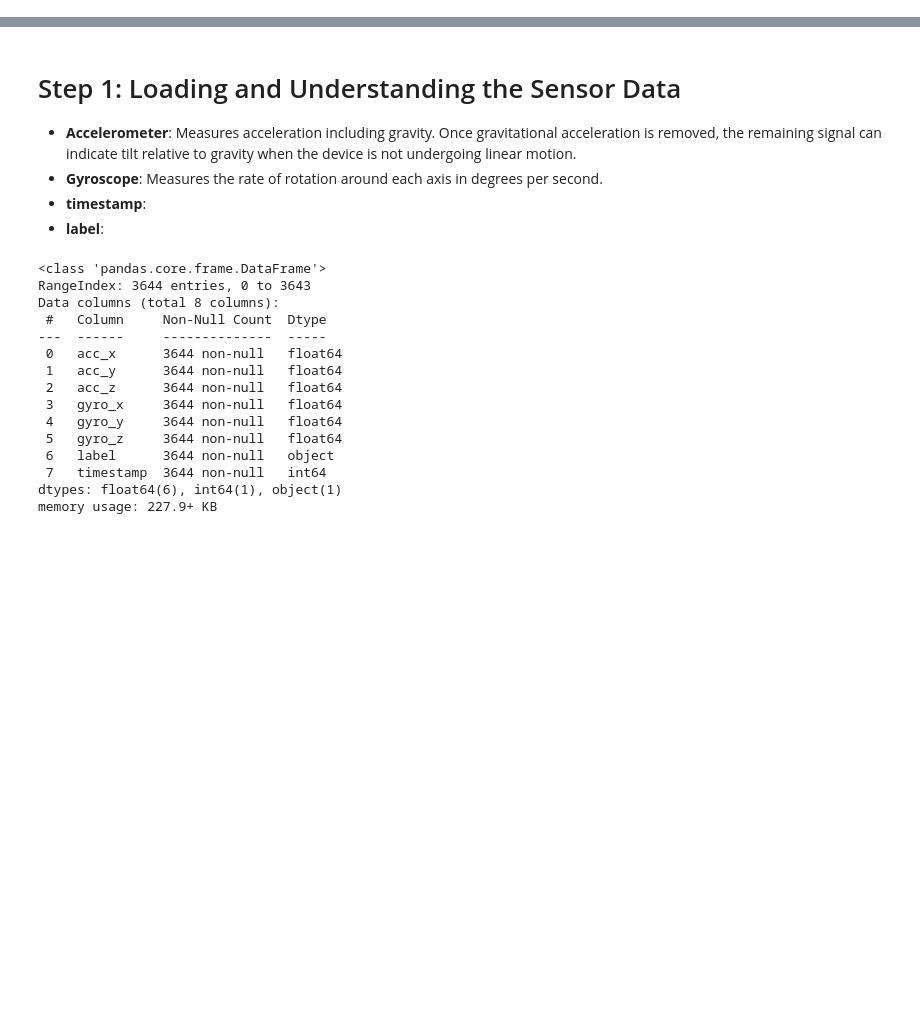
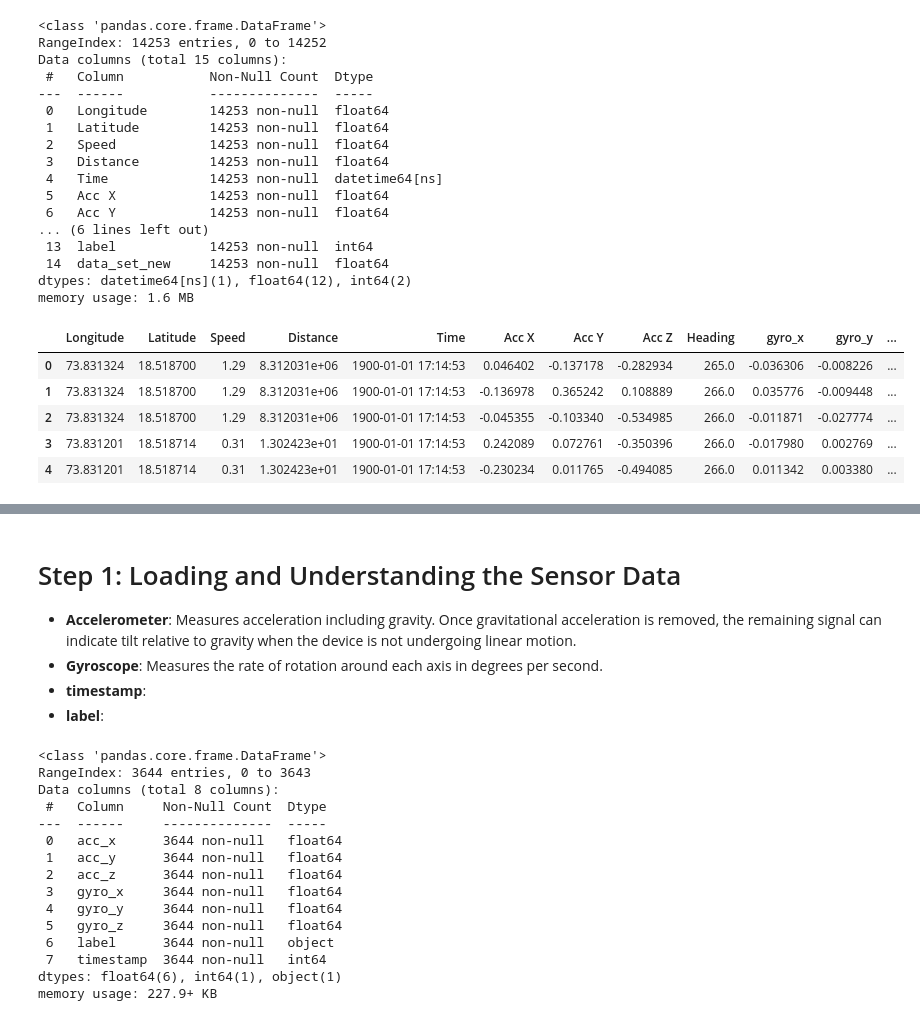
Before and after one commit to AvivGelfand/DSP-Course, a Jupyter notebook: Drivers_Behavior_Detection_with_Smartphone_Signal_processing.ipynb, the cells around one changed output, grey strips where cells are left out. Drawn from its saved outputs; the diff is of its cells as text; code cells hidden in the pictures; blank space fills up the shorter version.

```diff
--- a/Drivers_Behavior_Detection_with_Smartphone_Signal_processing.ipynb
+++ b/Drivers_Behavior_Detection_with_Smartphone_Signal_processing.ipynb
@@ -4,0 +79,38 @@
+# %%
+# prompt: merge left df_combined and df3 on  matching 'Acc X', 'Acc Y', 'Acc Z', 'gyro_x', 'gyro_y' ,'gyro_z'
+merged_df = pd.merge(left=df_combined, right=df3, on=['Acc X', 'Acc Y', 'Acc Z', 'gyro_x', 'gyro_y', 'gyro_z'], how='left',
+                     suffixes=('_origin', '_new'))
+# prompt: using merged_df compare stats between label values 0, 1, and null
+merged_df.fillna(2, inplace=True)
+
+# change label to int type
+merged_df['label'] = merged_df['label'].astype(int)
+merged_df['Time'] = pd.to_datetime(merged_df['Time'], format='%H-%M-%S', errors='coerce')
+# merged_df.to_csv('Nazirkar_full.csv',index=False)
+
+merged_df.info()
+merged_df.head()
+# %% [output]
+<class 'pandas.core.frame.DataFrame'>
+RangeIndex: 14253 entries, 0 to 14252
+Data columns (total 15 columns):
+ #   Column           Non-Null Count  Dtype
+---  ------           --------------  -----
+ 0   Longitude        14253 non-null  float64
+ 1   Latitude         14253 non-null  float64
+ 2   Speed            14253 non-null  float64
+ 3   Distance         14253 non-null  float64
+ 4   Time             14253 non-null  datetime64[ns]
+ 5   Acc X            14253 non-null  float64
+ 6   Acc Y            14253 non-null  float64
+... (6 lines left out)
+ 13  label            14253 non-null  int64
+ 14  data_set_new     14253 non-null  float64
+dtypes: datetime64[ns](1), float64(12), int64(2)
+memory usage: 1.6 MB
+|  | Longitude | Latitude | Speed | Distance | Time | Acc X | Acc Y | Acc Z | Heading | gyro_x | gyro_y | ... |
+| 0 | 73.831324 | 18.518700 | 1.29 | 8.312031e+06 | 1900-01-01 17:14:53 | 0.046402 | -0.137178 | -0.282934 | 265.0 | -0.036306 | -0.008226 | ... |
+| 1 | 73.831324 | 18.518700 | 1.29 | 8.312031e+06 | 1900-01-01 17:14:53 | -0.136978 | 0.365242 | 0.108889 | 266.0 | 0.035776 | -0.009448 | ... |
+| 2 | 73.831324 | 18.518700 | 1.29 | 8.312031e+06 | 1900-01-01 17:14:53 | -0.045355 | -0.103340 | -0.534985 | 266.0 | -0.011871 | -0.027774 | ... |
+| 3 | 73.831201 | 18.518714 | 0.31 | 1.302423e+01 | 1900-01-01 17:14:53 | 0.242089 | 0.072761 | -0.350396 | 266.0 | -0.017980 | 0.002769 | ... |
+| 4 | 73.831201 | 18.518714 | 0.31 | 1.302423e+01 | 1900-01-01 17:14:53 | -0.230234 | 0.011765 | -0.494085 | 266.0 | 0.011342 | 0.003380 | ... |
```
Also changed, not shown: parts of 40 cells of this notebook.
